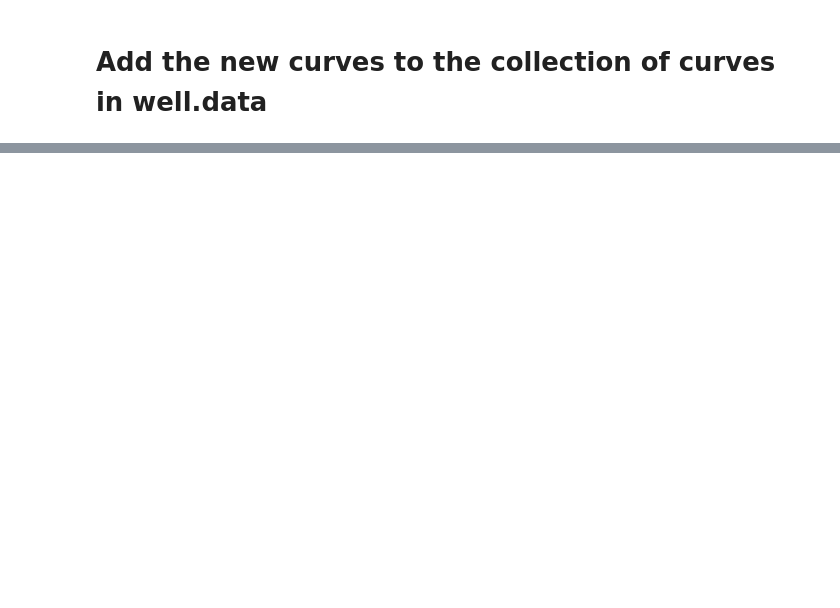
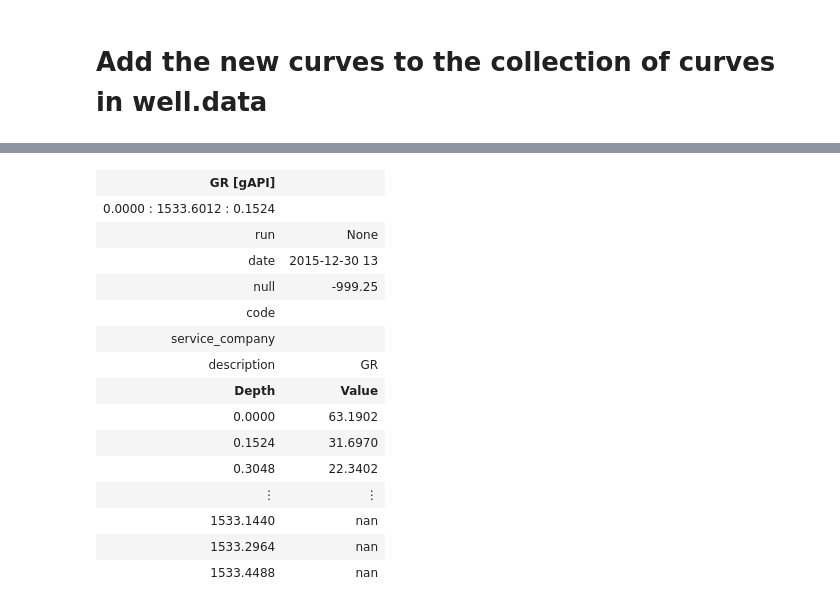
Before and after one commit to EvanBianco/recipes, a Jupyter notebook: Creating a striplog from an image.ipynb, the cells around one changed output, grey strips where cells are left out. Cells and saved outputs as stored; diff of their text form; code cells hidden in the pictures; blank space fills up the shorter version.

```diff
--- a/Creating a striplog from an image.ipynb
+++ b/Creating a striplog from an image.ipynb
@@ -186,0 +226,19 @@ well.plot(tracks=tracks)
+# %%
+gr
+# %% [output]
+| GR [gAPI] |  |
+| 0.0000 : 1533.6012 : 0.1524 |  |
+| run | None |
+| date | 2015-12-30 13 |
+| null | -999.25 |
+| code |  |
+| service_company |  |
+| description | GR |
+| Depth | Value |
+| 0.0000 | 63.1902 |
+| 0.1524 | 31.6970 |
+| 0.3048 | 22.3402 |
+| ⋮ | ⋮ |
+| 1533.1440 | nan |
+| 1533.2964 | nan |
+| 1533.4488 | nan |
```
Also changed, not shown: parts of 19 cells of this notebook, 3 other files.
